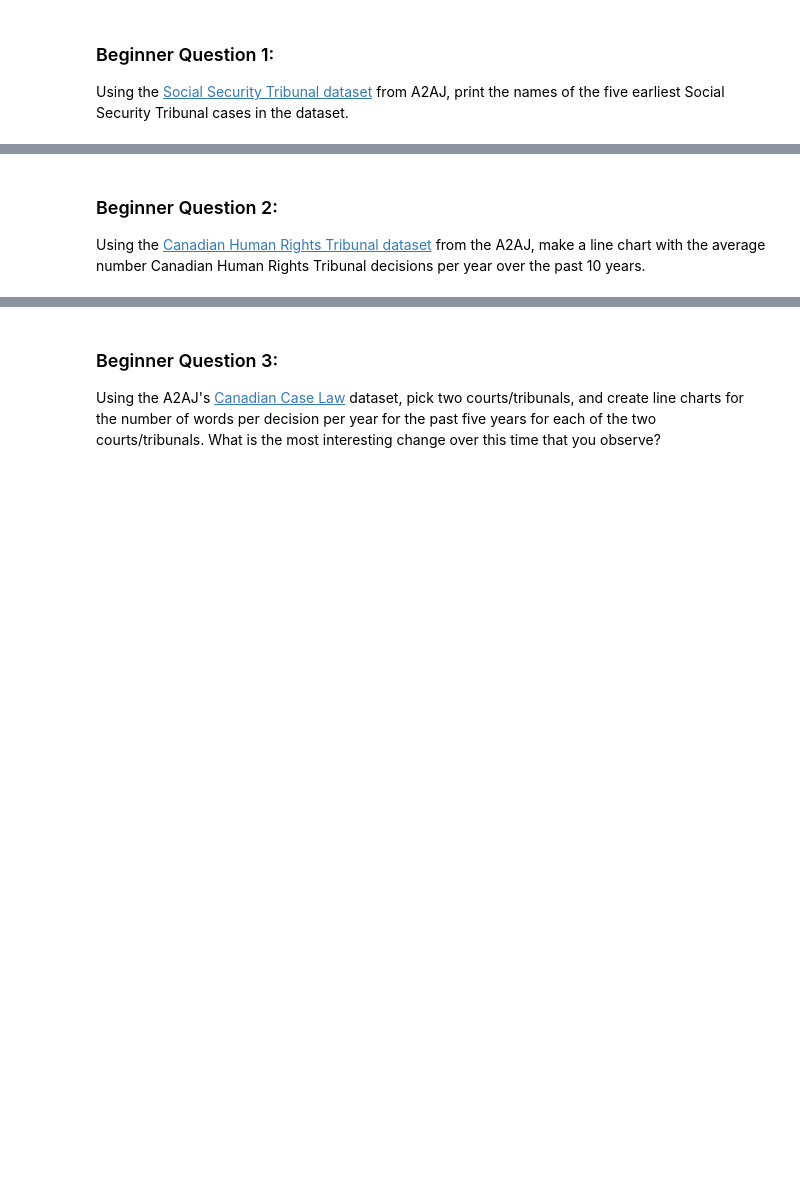
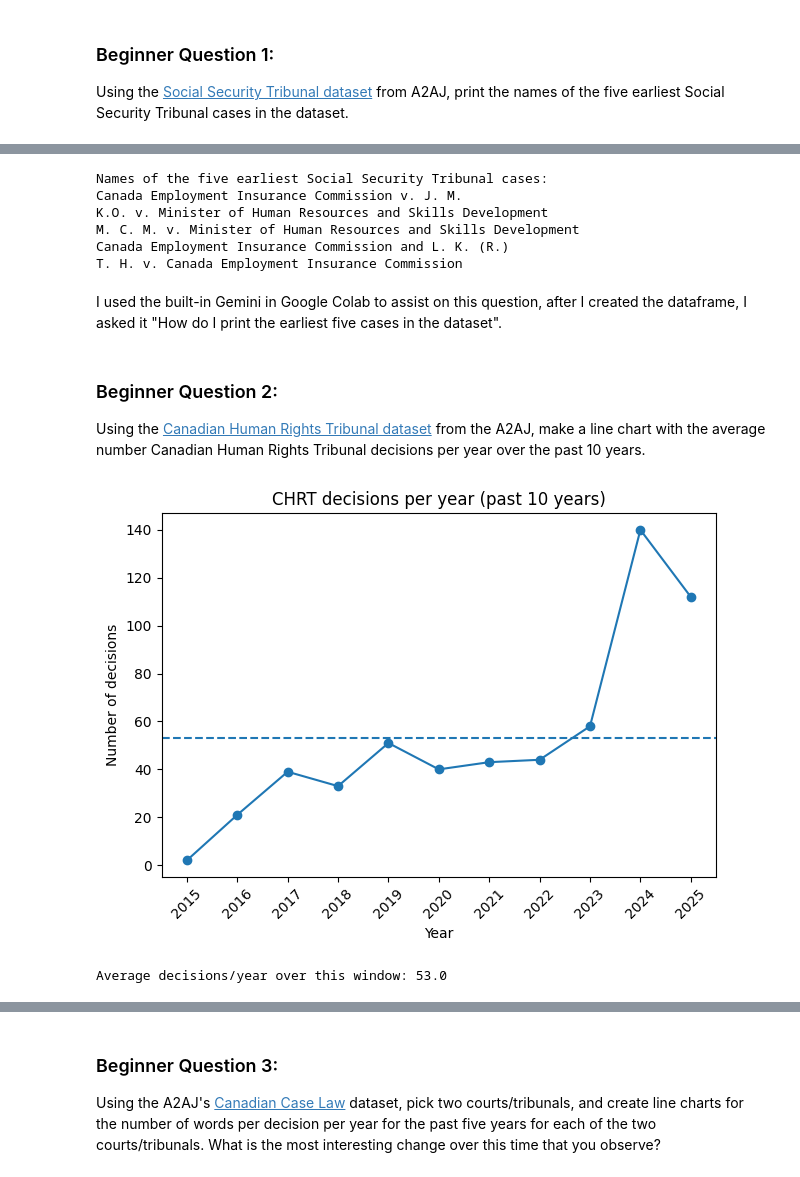
Before and after one commit to shahvezk79/legal_info_tech_w26, a Jupyter notebook: Module3_Assignment_w26.ipynb, the cells around one changed output, grey strips where cells are left out. Cells and saved outputs as stored; diff of their text form; code cells hidden in the pictures; blank space fills up the shorter version.

```diff
--- a/Module3_Assignment_w26.ipynb
+++ b/Module3_Assignment_w26.ipynb
@@ -24,4 +38,72 @@ Using the [Social Security Tribunal dataset](https://huggingface.co/datasets/a2a
+# %%
+earliest_cases = df.sort_values(by='document_date_en', ascending=True).head(5)
+print("Names of the five earliest Social Security Tribunal cases:")
+for name in earliest_cases['name_en']:
+    print(name)
+# %% [output]
+Names of the five earliest Social Security Tribunal cases:
+Canada Employment Insurance Commission v. J. M.
+K.O. v. Minister of Human Resources and Skills Development
+M. C. M. v. Minister of Human Resources and Skills Development
+Canada Employment Insurance Commission and L. K. (R.)
+T. H. v. Canada Employment Insurance Commission
+# %% [markdown]
+I used the built-in Gemini in Google Colab to assist on this question, after I created the dataframe, I asked it "How do I print the earliest five cases in the dataset".
 # %% [markdown]
 ### Beginner Question 2:
 
 Using the [Canadian Human Rights Tribunal dataset](https://huggingface.co/datasets/a2aj/canadian-case-law) from the A2AJ, make a line chart with the average number Canadian Human Rights Tribunal decisions per year over the past 10 years.
+# %%
+# pip install pandas pyarrow matplotlib
+# (Optional) If you want to use Hugging Face Datasets too: pip install datasets
+
+import pandas as pd
+import matplotlib.pyplot as plt
+
+# 1) Load the parquet into a DataFrame
+parquet_url = "https://huggingface.co/datasets/a2aj/canadian-case-law/resolve/main/CHRT/train.parquet"
+df = pd.read_parquet(parquet_url)
+
+# 2) Parse document_date_en safely (timezone-aware)
+df["document_date_en"] = pd.to_datetime(df["document_date_en"], utc=True, errors="coerce")
+
+# Drop rows with missing/invalid dates
+df = df.dropna(subset=["document_date_en"])
+
+# 3) Filter to the past 10 years (based on max date in dataset)
+end_dt = df["document_date_en"].max()
+start_dt = end_dt - pd.DateOffset(years=10)
+
+df_10y = df.loc[(df["document_date_en"] >= start_dt) & (df["document_date_en"] <= end_dt)].copy()
+
+# 4) Count decisions per year
+df_10y["year"] = df_10y["document_date_en"].dt.year
+
+decisions_per_year = (
+    df_10y.groupby("year")
+    .size()
+    .sort_index()
+)
+
+# Optional: ensure all years in range appear (even if 0 decisions)
+all_years = pd.Index(range(start_dt.year, end_dt.year + 1), name="year")
+decisions_per_year = decisions_per_year.reindex(all_years, fill_value=0)
+
+# 5) Line chart (yearly counts) + optional horizontal average
+avg_per_year = decisions_per_year.mean()
+
+plt.figure()
+plt.plot(decisions_per_year.index, decisions_per_year.values, marker="o")
+plt.axhline(avg_per_year, linestyle="--")  # average across the 10-year window
+
+plt.title("CHRT decisions per year (past 10 years)")
+plt.xlabel("Year")
+plt.ylabel("Number of decisions")
+plt.xticks(decisions_per_year.index, rotation=45)
+plt.tight_layout()
+plt.show()
+
+print("Average decisions/year over this window:", avg_per_year)
+# %% [output]
+[figure, added]
+Average decisions/year over this window: 53.0
```
Also changed, not shown: parts of 12 cells of this notebook.
